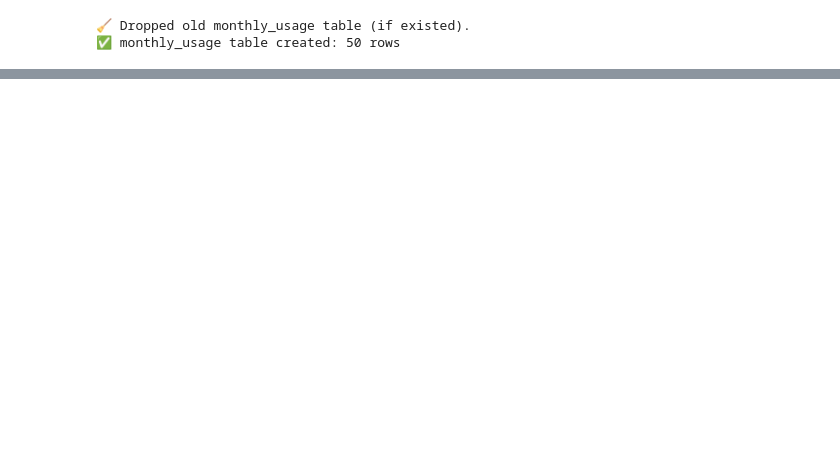
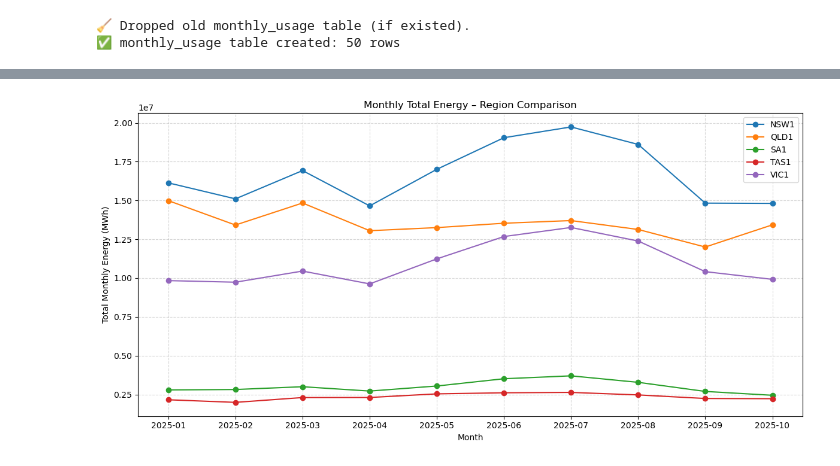
Before and after one commit to Vivekarya05/nem-usage-reports, a Jupyter notebook: montly_usage.ipynb, the cells around one changed output, grey strips where cells are left out. Cells and saved outputs as stored; diff of their text form; code cells hidden in the pictures; blank space fills up the shorter version.

```diff
--- a/montly_usage.ipynb
+++ b/montly_usage.ipynb
@@ -317,0 +329,18 @@ print("✅ peak_events_5min table created in Postgres with", len(df_peaks_to_sav
+# %%
+plt.figure(figsize=(12,6))
+
+regions = df_monthly["region_id"].unique()
+
+for region in regions:
+    df_temp = df_monthly[df_monthly["region_id"] == region]
+    plt.plot(df_temp["month"], df_temp["total_monthly_energy_mwh"], marker="o", label=region)
+
+plt.title("Monthly Total Energy – Region Comparison")
+plt.xlabel("Month")
+plt.ylabel("Total Monthly Energy (MWh)")
+plt.legend()
+plt.grid(True, linestyle="--", alpha=0.5)
+plt.tight_layout()
+plt.show()
+# %% [output]
+[figure, added]
```
Also changed, not shown: parts of 32 cells of this notebook, 17 other files.
